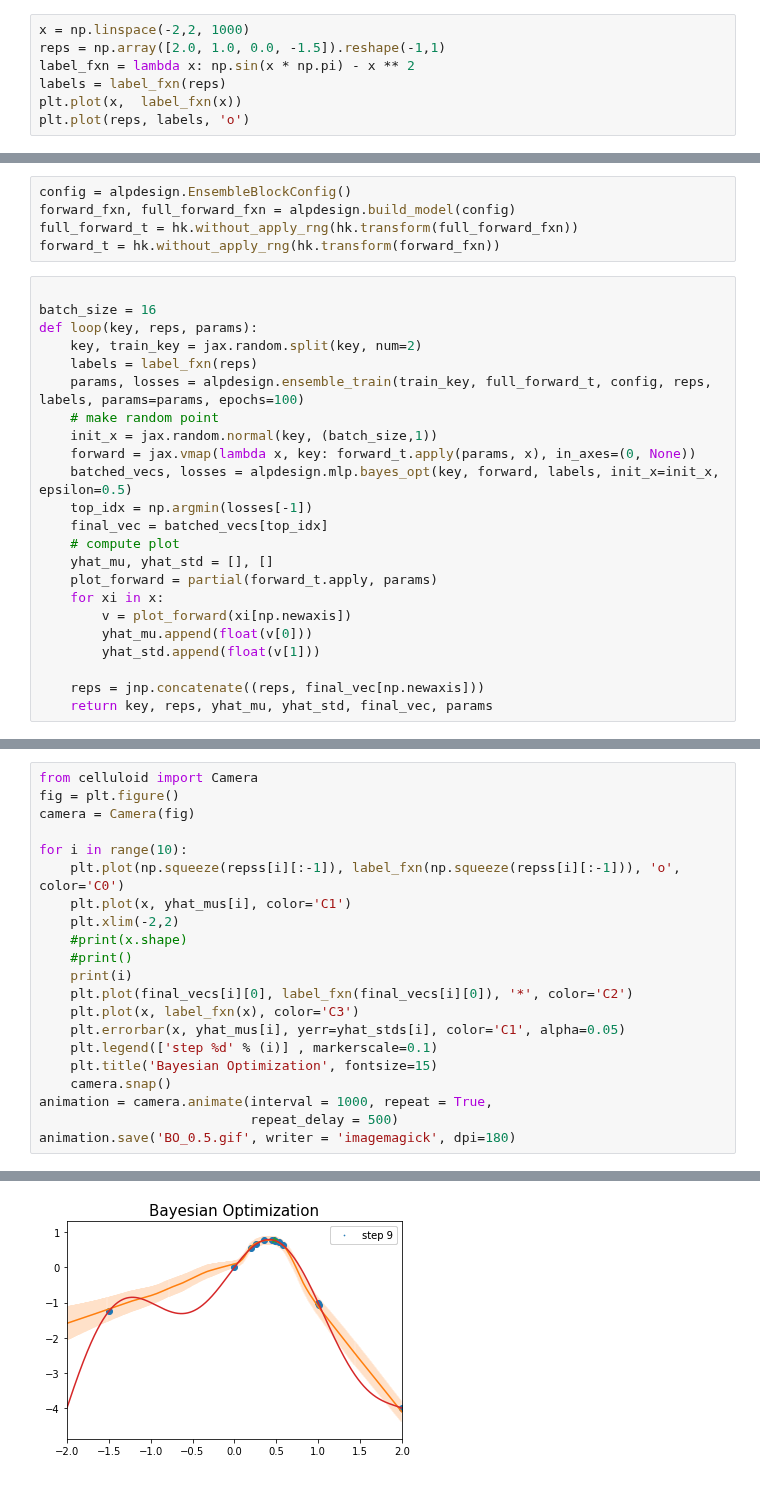
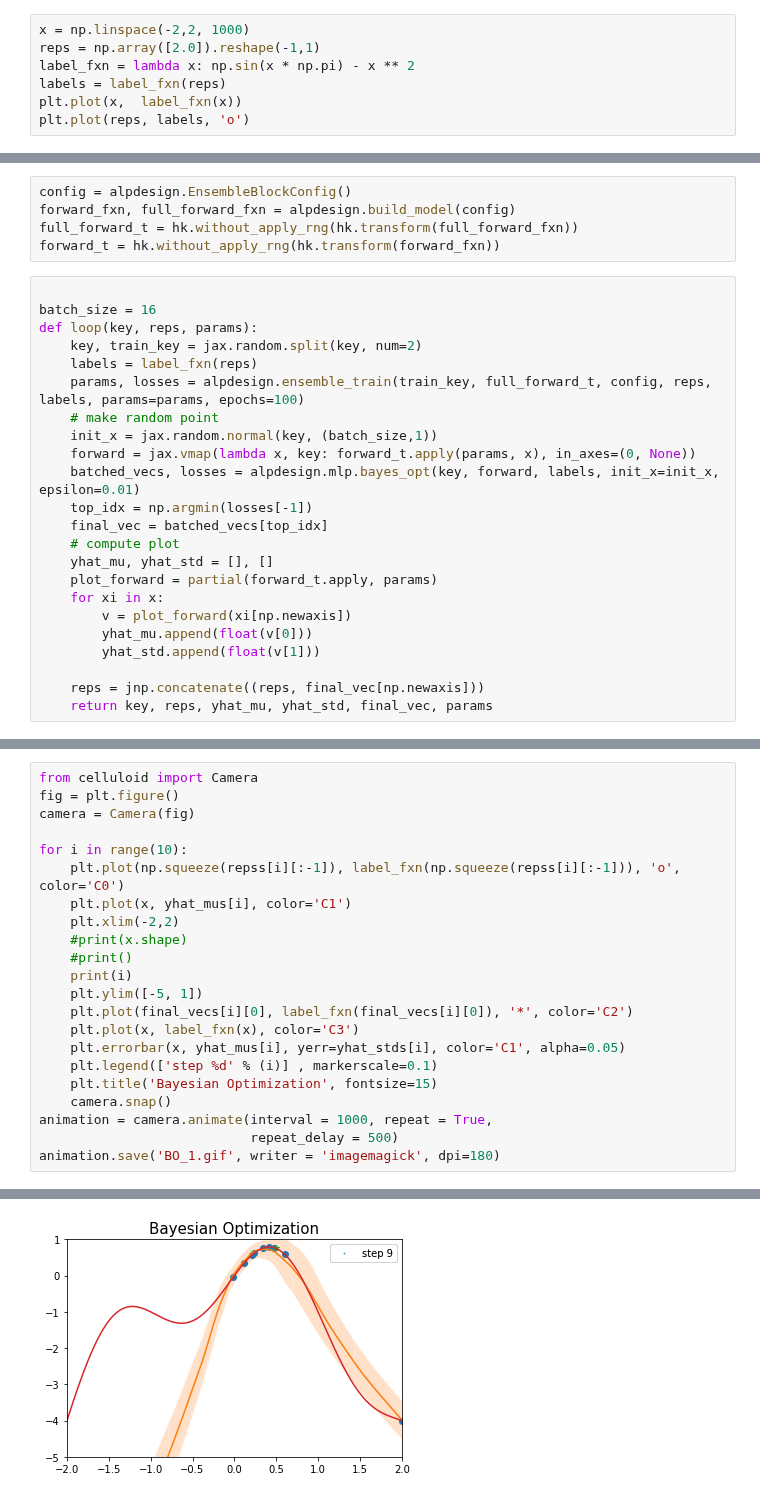
Before and after one commit to ur-whitelab/wazy, a Jupyter notebook: paper/Bayesian-Opt Sine.ipynb, the cells around one changed output, grey strips where cells are left out. Saved outputs shown, nothing was run; the diff lists cells and outputs as text.

```diff
--- a/paper/Bayesian-Opt Sine.ipynb
+++ b/paper/Bayesian-Opt Sine.ipynb
@@ -11,7 +11,7 @@ from jax.experimental import optimizers
 ### Initialize data
 # %%
 x = np.linspace(-2,2, 1000)
-reps = np.array([2.0, 1.0, 0.0, -1.5]).reshape(-1,1)
+reps = np.array([2.0]).reshape(-1,1)
 label_fxn = lambda x: np.sin(x * np.pi) - x ** 2
 labels = label_fxn(reps)
 plt.plot(x,  label_fxn(x))
@@ -34,7 +34,7 @@ def loop(key, reps, params):
     # make random point
     init_x = jax.random.normal(key, (batch_size,1))
     forward = jax.vmap(lambda x, key: forward_t.apply(params, x), in_axes=(0, None))
-    batched_vecs, losses = alpdesign.mlp.bayes_opt(key, forward, labels, init_x=init_x, epsilon=0.5)
+    batched_vecs, losses = alpdesign.mlp.bayes_opt(key, forward, labels, init_x=init_x, epsilon=0.01)
     top_idx = np.argmin(losses[-1])
     final_vec = batched_vecs[top_idx]
     # compute plot
@@ -88,32 +88,33 @@ for i in range(10):
 from celluloid import Camera
 fig = plt.figure()
 camera = Camera(fig)
 
 for i in range(10):
     plt.plot(np.squeeze(repss[i][:-1]), label_fxn(np.squeeze(repss[i][:-1])), 'o', color='C0')
     plt.plot(x, yhat_mus[i], color='C1')
     plt.xlim(-2,2)
     #print(x.shape)
     #print()
     print(i)
+    plt.ylim([-5, 1])
     plt.plot(final_vecs[i][0], label_fxn(final_vecs[i][0]), '*', color='C2')
     plt.plot(x, label_fxn(x), color='C3')
     plt.errorbar(x, yhat_mus[i], yerr=yhat_stds[i], color='C1', alpha=0.05)
     plt.legend(['step %d' % (i)] , markerscale=0.1)
     plt.title('Bayesian Optimization', fontsize=15)
     camera.snap()
 animation = camera.animate(interval = 1000, repeat = True,
                            repeat_delay = 500)
-animation.save('BO_0.5.gif', writer = 'imagemagick', dpi=180)
+animation.save('BO_1.gif', writer = 'imagemagick', dpi=180)
 # %% [output]
 0
 1
 2
 3
 4
 5
 6
 7
 8
 9
-[figure, old version]
+[figure, new version]
```
Also changed, not shown: parts of 2 cells of this notebook, 1 other file.
